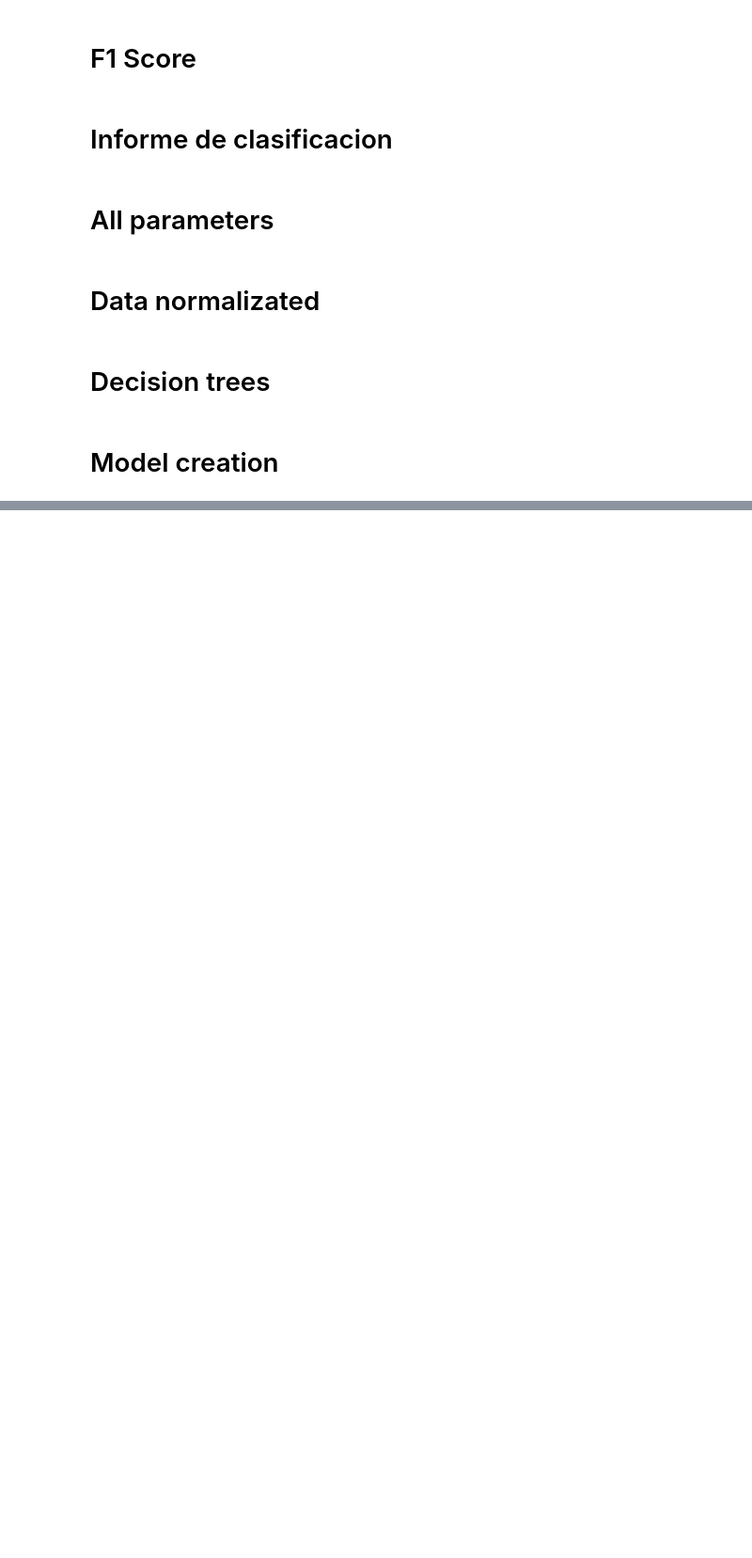
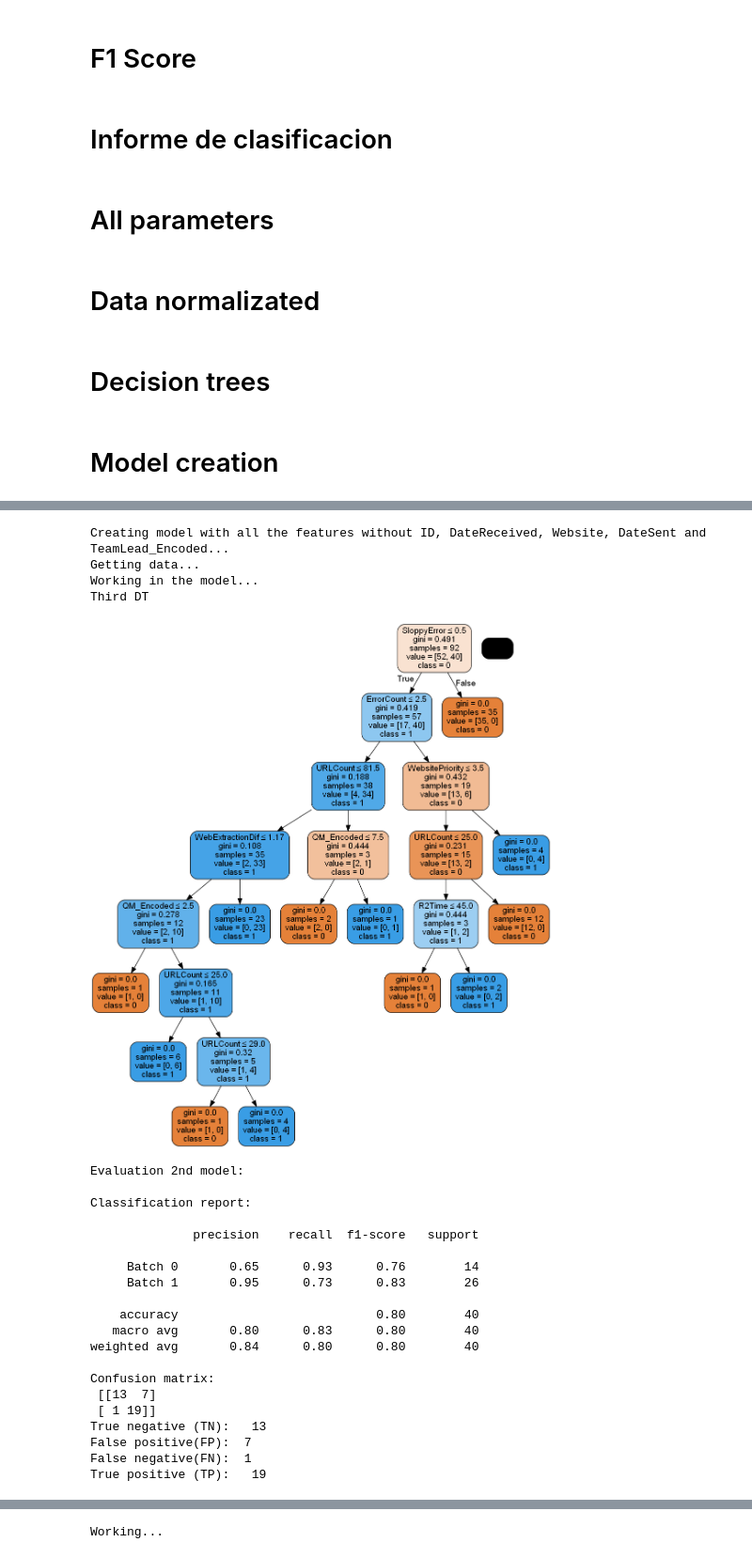
Before and after one commit to Yumil22/Curso_Python, a Jupyter notebook: Final_DecisionTree_Team.ipynb, the cells around one changed output, grey strips where cells are left out. Shown: that part at 94% size. Drawn from its saved outputs; the diff is of its cells as text; code cells hidden in the pictures; blank space fills up the shorter version.

```diff
--- a/Final_DecisionTree_Team.ipynb
+++ b/Final_DecisionTree_Team.ipynb
@@ -423,0 +551,28 @@ def Evaluate_TestData(Name, mod = 'subjetive', show_model = False, show_tree = F
+# %%
+CreateModel('TrainingSet.csv', mod = 'Subjetive_2')
+# %% [output]
+Creating model with all the features without ID, DateReceived, Website, DateSent and TeamLead_Encoded...
+Getting data...
+Working in the model...
+Third DT
+[figure, added]
+Evaluation 2nd model:
+
+Classification report:
+
+              precision    recall  f1-score   support
+
+     Batch 0       0.65      0.93      0.76        14
+     Batch 1       0.95      0.73      0.83        26
+
+    accuracy                           0.80        40
+   macro avg       0.80      0.83      0.80        40
+weighted avg       0.84      0.80      0.80        40
+
+Confusion matrix:
+ [[13  7]
+ [ 1 19]]
+True negative (TN):   13
+False positive(FP):  7
+False negative(FN):  1
+True positive (TP):   19
@@ -423,0 +598 @@ def Evaluate_TestData(Name, mod = 'subjetive', show_model = False, show_tree = F
+Working...
```
Also changed, not shown: parts of 4 cells of this notebook, 2 other files.
